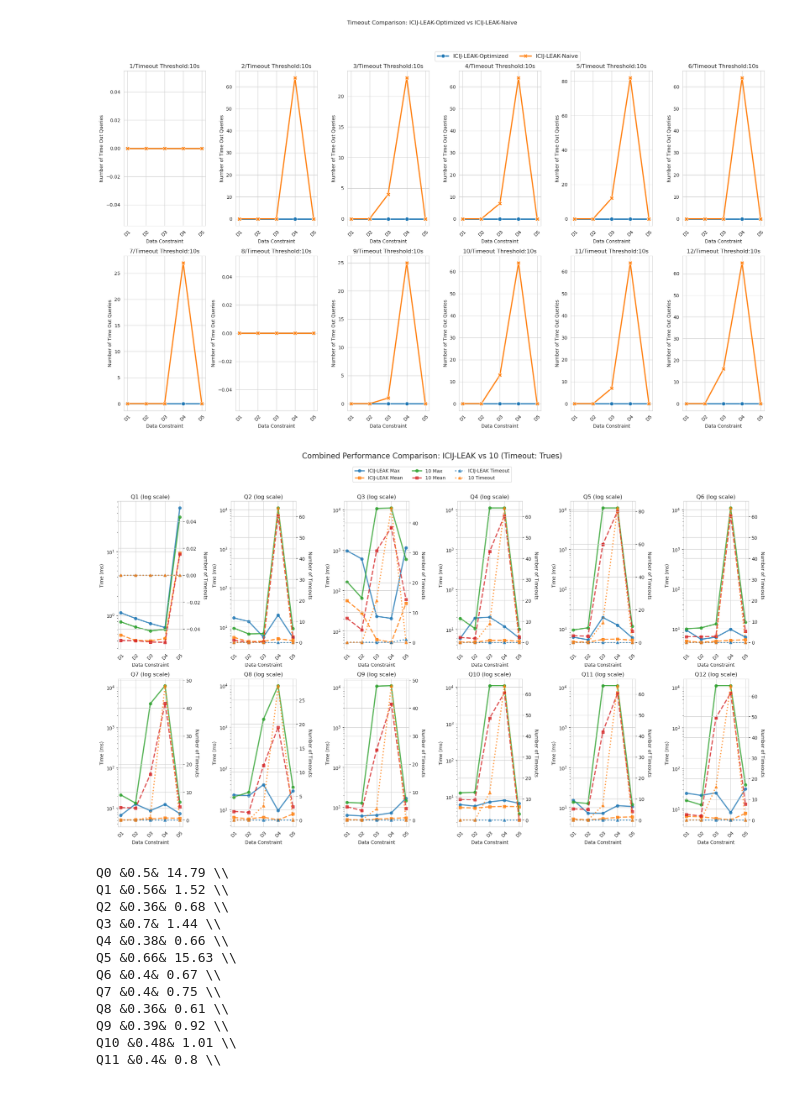
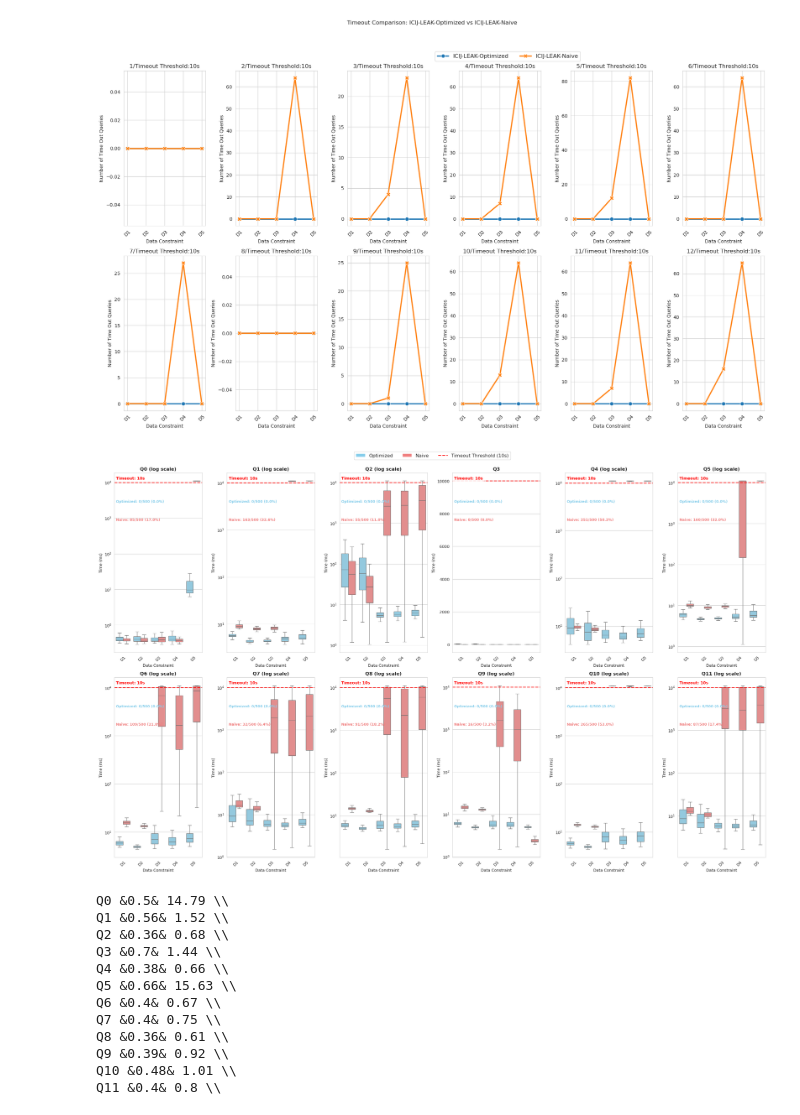
Before and after one commit to Wanshuiquan/MillenniumDB, a Jupyter notebook: evaluation/refine-case-study/case-studies.ipynb, the cells around one changed output. Saved outputs shown, nothing was run; the diff lists cells and outputs as text; code cells hidden in the pictures.

Commit message:
plot function need to be updated

```diff
--- a/evaluation/refine-case-study/case-studies.ipynb
+++ b/evaluation/refine-case-study/case-studies.ipynb
@@ -454,7 +460,7 @@ def plot_timeout_comparison(path, path2, name1, name2, timeout, log_scale=True):
-# %%
-plot_combined_comparison("pokec/pokec_statistic.pkl", "pokec-naive/pokec_naive_statistic.pkl", "ICIJ-LEAK", 10, True)
-# %% [output]
-[figure, removed]
+# %%
+plot_boxplot_with_timeout("ldbc10/ldbc10_statistic.pkl", "ldbc10-naive/ldbc10_naive_statistic.pkl", ds="LDBC10", timeout=10)
+# %% [output]
+[figure, added]
 # %%
 import pickle
 import numpy
```
Also changed, not shown: parts of 1 cell of this notebook, 8 other files.
